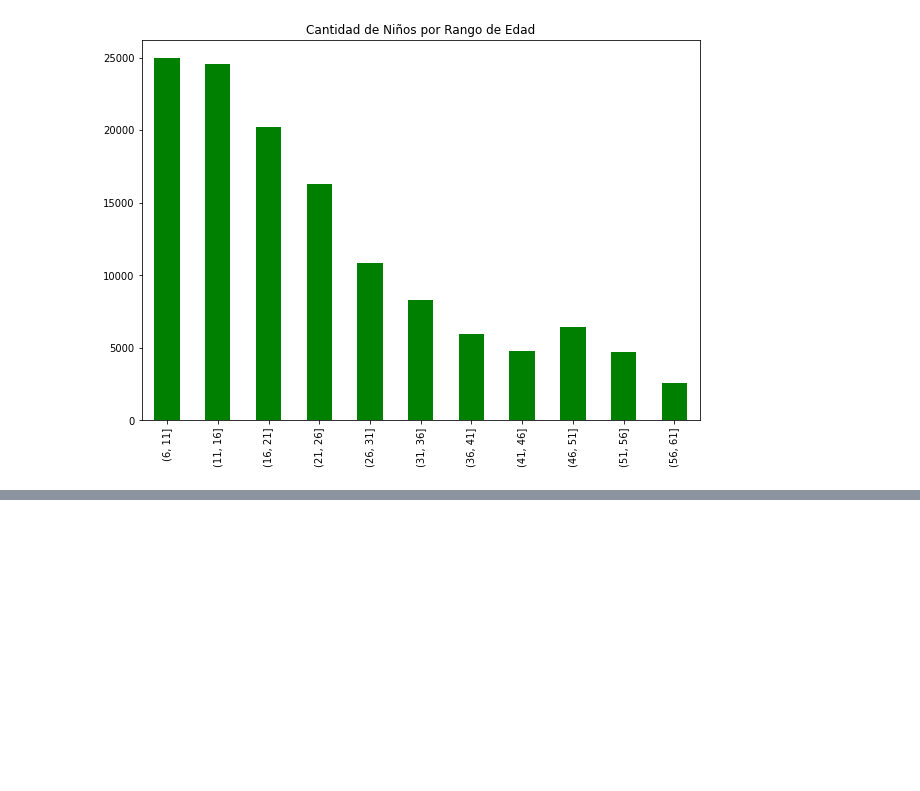
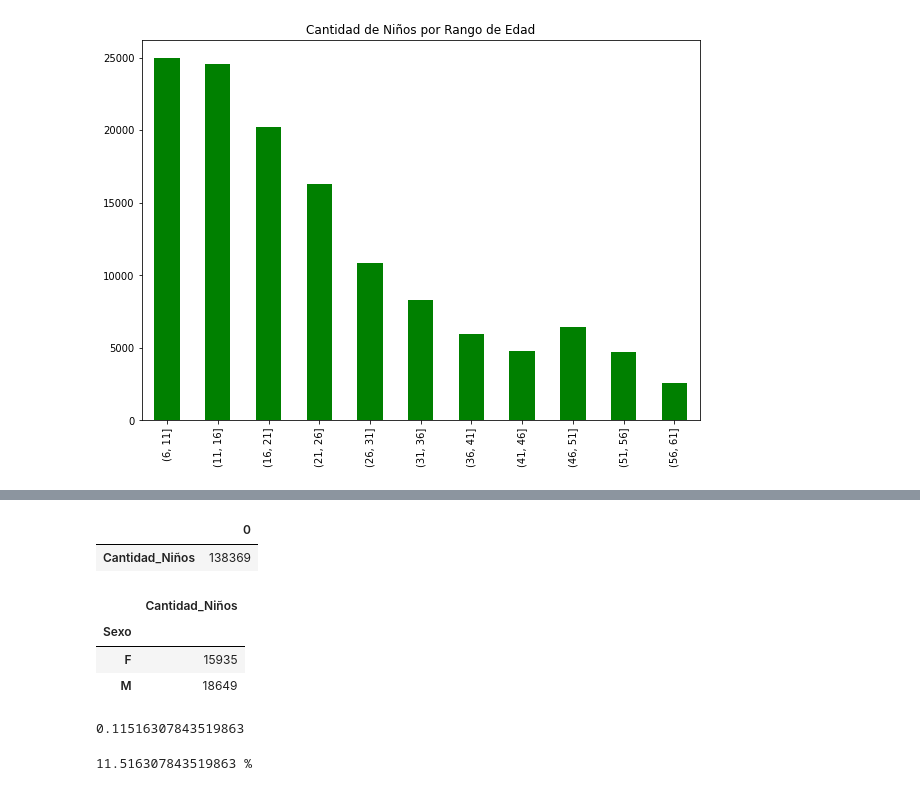
Before and after one commit to ErikssonLlamocca/ProyecBootcampPy, a Jupyter notebook: Proyec1/dataAnemia.ipynb, the cells around one changed output, grey strips where cells are left out. Drawn from its saved outputs; the diff is of its cells as text; code cells hidden in the pictures; blank space fills up the shorter version.

```diff
--- a/Proyec1/dataAnemia.ipynb
+++ b/Proyec1/dataAnemia.ipynb
@@ -281,7 +183,0 @@ dfntn = dfnt[dfnt['Dx_Anemia']== 'Normal']
-# %%
-dfntn = dfnt[dfnt['Dx_Anemia']== 'Normal']
-dfntn1 = dfnt[dfnt['Dx_Anemia']== 'Anemia Leve']
-dfntn2 = dfnt[dfnt['Dx_Anemia']== 'Anemia Moderada']
-dfntn3 = dfnt[dfnt['Dx_Anemia']== 'Anemia Severa']
-ninos_con_Anemia = pd.concat([dfntn1,dfntn2,dfntn3])
-ninos_con_Anemia.sample(frac=0.01).shape
@@ -294,2 +183,0 @@ dfntn3 = dfnt[dfnt['Dx_Anemia']== 'Anemia Severa']
-# %%
-ninos_con_Anemia = pd.concat([dfntn1,dfntn2,dfntn3])
@@ -331,0 +245,26 @@ EDA: es el proceso de limpieza y descubrimiento de *insights* a través de la re
+# %%
+# Desarrollo de Pregunta 1
+niños_totales = dfnt[['Cantidad_Niños']].count()
+pd.DataFrame(niños_totales)
+# %% [output]
+|  | 0 |
+| Cantidad_Niños | 138369 |
+# %%
+preg_1 = ninos_con_Anemia.groupby('Sexo')['Cantidad_Niños'].count()
+pd.DataFrame(preg_1)
+# %% [output]
+|  | Cantidad_Niños |
+| Sexo |  |
+| F | 15935 |
+| M | 18649 |
+# %%
+# Hallando la Probabilidad de que una niña tenga Anemia en el departamento de Lima
+numero_niñas = 15935
+niños_totales = 138369
+print(numero_niñas/niños_totales)  #
+# %% [output]
+0.11516307843519863
+# %%
+print(numero_niñas/niños_totales*100, "%") ## La probabilidad expresada en porcentaje
+# %% [output]
+11.516307843519863 %
```
Also changed, not shown: parts of 42 cells of this notebook.
